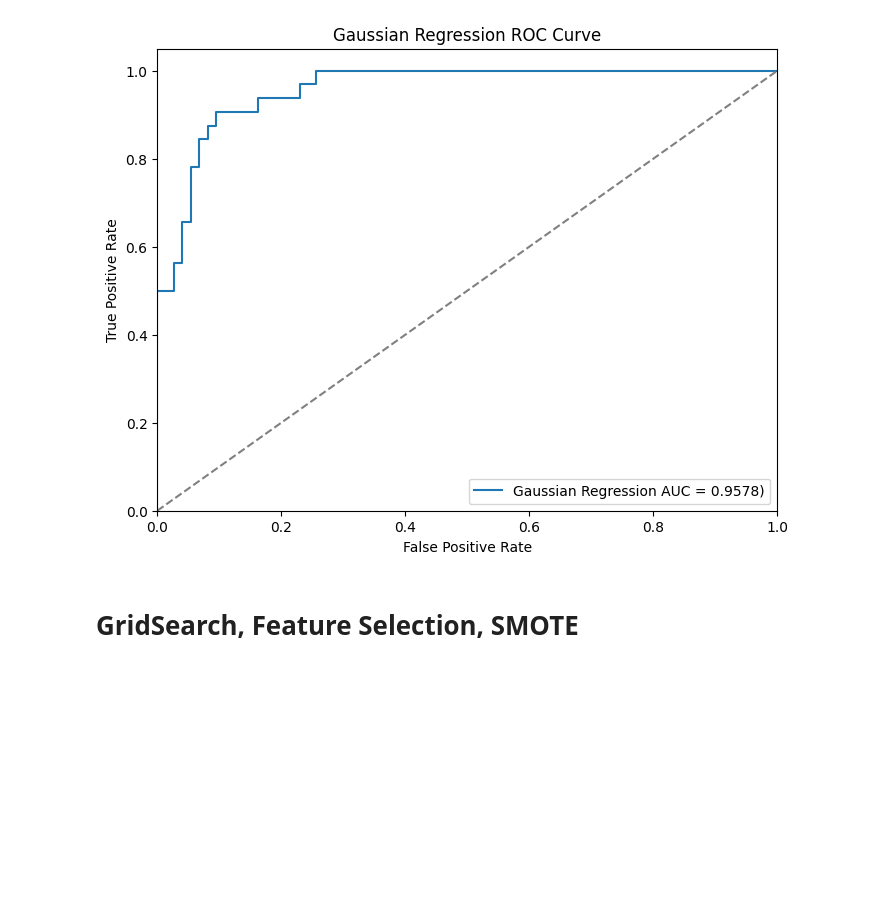
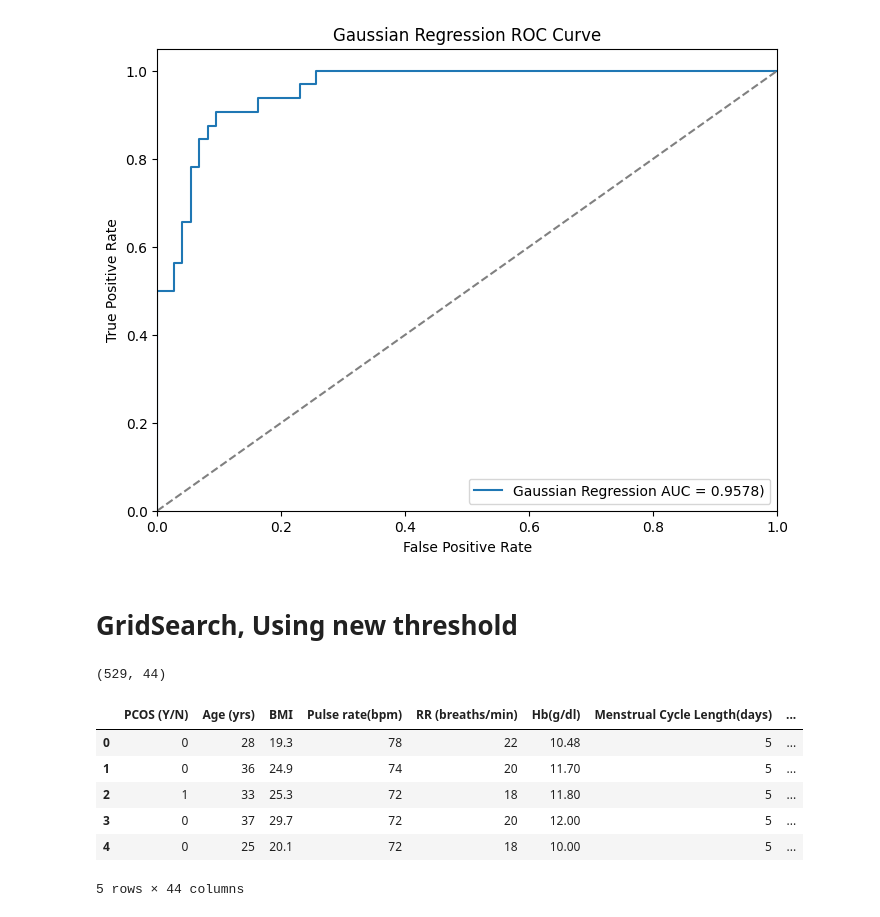
Before and after one commit to stacychann/dsa4262_pcos, a Jupyter notebook: gaussian_processes.ipynb, the cells around one changed output. Saved outputs shown, nothing was run; the diff lists cells and outputs as text; code cells hidden in the pictures; blank space fills up the shorter version.

```diff
--- a/gaussian_processes.ipynb
+++ b/gaussian_processes.ipynb
@@ -84,8 +84,8 @@ plt.legend(loc='lower right')
 plt.show()
 # %% [output]
 [figure]
-# %% [markdown]
-# GridSearch, Feature Selection, SMOTE
+# %% [markdown]
+# GridSearch, Using new threshold
 # %%
 import pandas as pd
 import numpy as np
@@ -100,4 +100,15 @@ from sklearn.feature_selection import SelectKBest, f_classif
 # %%
 # Load the dataset
 file_path = '/Users/veronicangelin/Downloads/DSA4262/cleaned_data.csv'
 df = pd.read_csv(file_path)
+print(df.shape)
+df.head()
+# %% [output]
+(529, 44)
+|  | PCOS (Y/N) | Age (yrs) | BMI | Pulse rate(bpm) | RR (breaths/min) | Hb(g/dl) | Menstrual Cycle Length(days) | ... |
+| 0 | 0 | 28 | 19.3 | 78 | 22 | 10.48 | 5 | ... |
+| 1 | 0 | 36 | 24.9 | 74 | 20 | 11.70 | 5 | ... |
+| 2 | 1 | 33 | 25.3 | 72 | 18 | 11.80 | 5 | ... |
+| 3 | 0 | 37 | 29.7 | 72 | 20 | 12.00 | 5 | ... |
+| 4 | 0 | 25 | 20.1 | 72 | 18 | 10.00 | 5 | ... |
+5 rows × 44 columns
```
Also changed, not shown: parts of 14 cells of this notebook.
